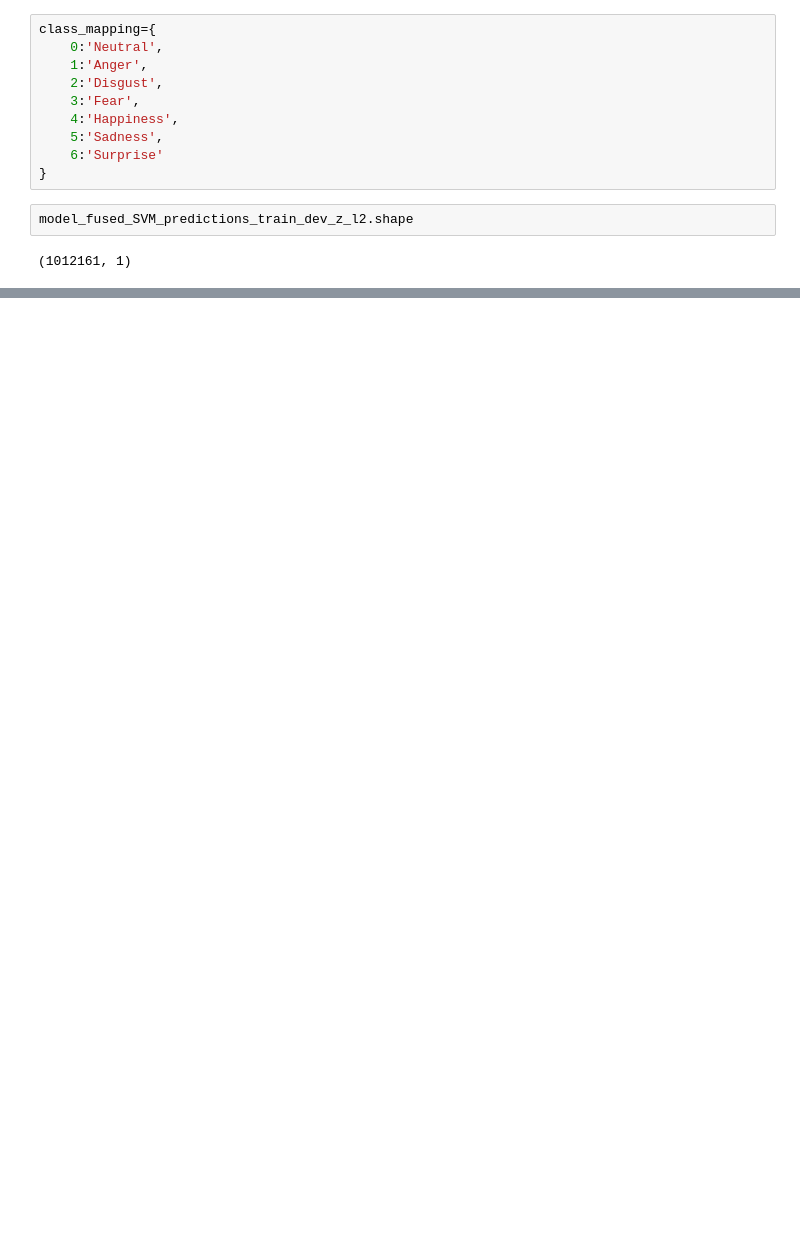
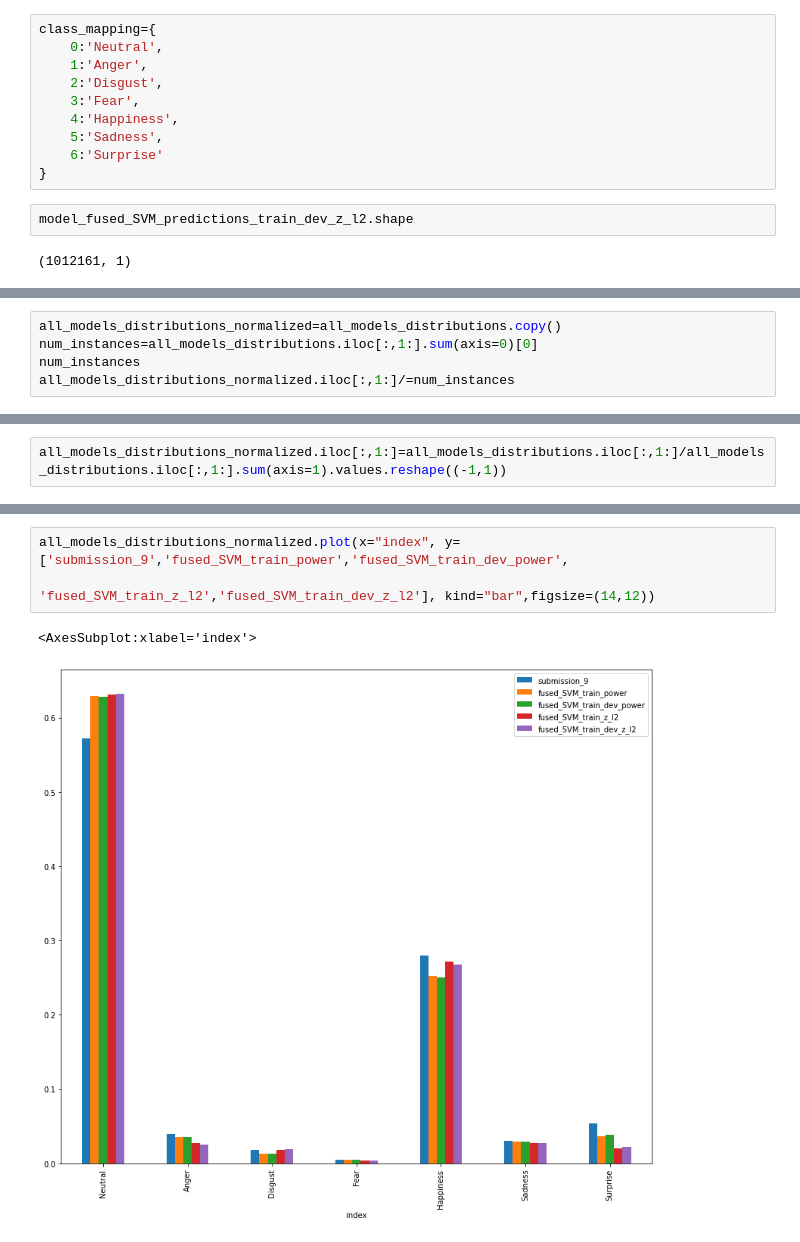
Before and after one commit to DresvyanskiyDenis/FG_2020, a Jupyter notebook: Fusion/Visualization/Class_distribution.ipynb, the cells around one changed output, grey strips where cells are left out. Saved outputs shown, nothing was run; the diff lists cells and outputs as text; blank space fills up the shorter version.

```diff
--- a/Fusion/Visualization/Class_distribution.ipynb
+++ b/Fusion/Visualization/Class_distribution.ipynb
@@ -274,0 +307,5 @@ plt.show()
+# %%
+all_models_distributions_normalized=all_models_distributions.copy()
+num_instances=all_models_distributions.iloc[:,1:].sum(axis=0)[0]
+num_instances
+all_models_distributions_normalized.iloc[:,1:]/=num_instances
@@ -274,0 +334,2 @@ plt.show()
+# %%
+all_models_distributions_normalized.iloc[:,1:]=all_models_distributions.iloc[:,1:]/all_models_distributions.iloc[:,1:].sum(axis=1).values.reshape((-1,1))
@@ -274,0 +347,6 @@ plt.show()
+# %%
+all_models_distributions_normalized.plot(x="index", y=['submission_9','fused_SVM_train_power','fused_SVM_train_dev_power',
+                                                'fused_SVM_train_z_l2','fused_SVM_train_dev_z_l2'], kind="bar",figsize=(14,12))
+# %% [output]
+<AxesSubplot:xlabel='index'>
+[figure, added]
```
Also changed, not shown: parts of 11 cells of this notebook, 3 other files.
